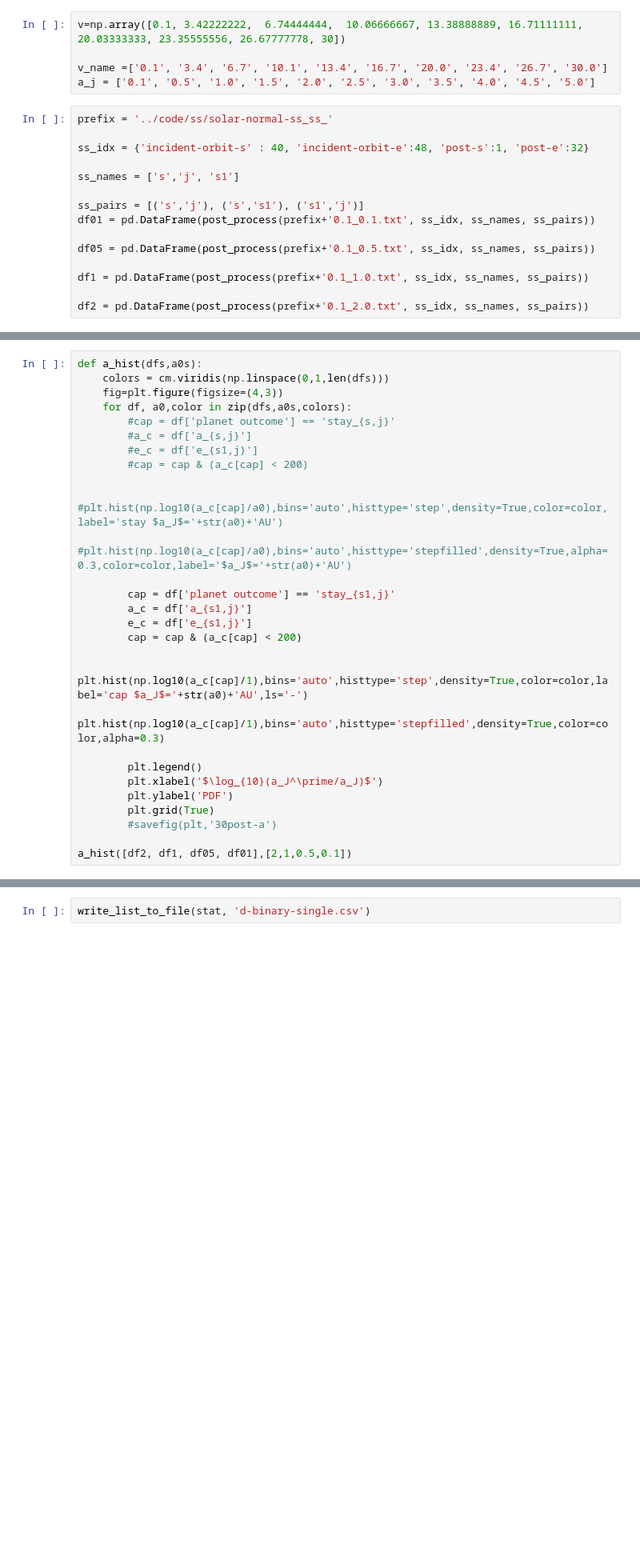
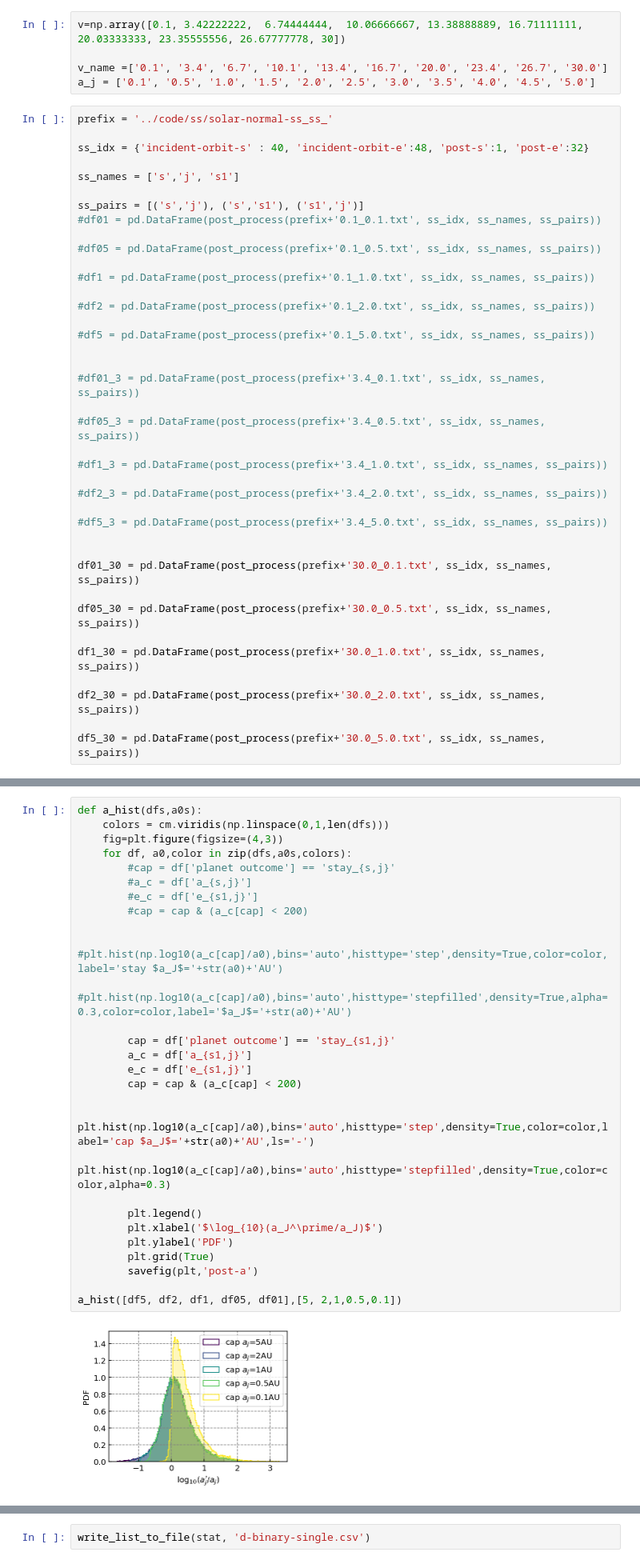
Before and after one commit to YihanWangAstro/planet-app, a Jupyter notebook: process/planet-app.ipynb, the cells around one changed output, grey strips where cells are left out. Shown: that part at 80% size. Cells and saved outputs as stored; diff of their text form; blank space fills up the shorter version.

```diff
--- a/process/planet-app.ipynb
+++ b/process/planet-app.ipynb
@@ -405,13 +404,37 @@ ss_idx = {'incident-orbit-s' : 40, 'incident-orbit-e':48, 'post-s':1, 'post-e':3
 ss_names = ['s','j', 's1']
 
 ss_pairs = [('s','j'), ('s','s1'), ('s1','j')]
-df01 = pd.DataFrame(post_process(prefix+'0.1_0.1.txt', ss_idx, ss_names, ss_pairs))
+#df01 = pd.DataFrame(post_process(prefix+'0.1_0.1.txt', ss_idx, ss_names, ss_pairs))
 
-df05 = pd.DataFrame(post_process(prefix+'0.1_0.5.txt', ss_idx, ss_names, ss_pairs))
+#df05 = pd.DataFrame(post_process(prefix+'0.1_0.5.txt', ss_idx, ss_names, ss_pairs))
 
-df1 = pd.DataFrame(post_process(prefix+'0.1_1.0.txt', ss_idx, ss_names, ss_pairs))
+#df1 = pd.DataFrame(post_process(prefix+'0.1_1.0.txt', ss_idx, ss_names, ss_pairs))
 
-df2 = pd.DataFrame(post_process(prefix+'0.1_2.0.txt', ss_idx, ss_names, ss_pairs))
+#df2 = pd.DataFrame(post_process(prefix+'0.1_2.0.txt', ss_idx, ss_names, ss_pairs))
+
+#df5 = pd.DataFrame(post_process(prefix+'0.1_5.0.txt', ss_idx, ss_names, ss_pairs))
+
+
+#df01_3 = pd.DataFrame(post_process(prefix+'3.4_0.1.txt', ss_idx, ss_names, ss_pairs))
+
+#df05_3 = pd.DataFrame(post_process(prefix+'3.4_0.5.txt', ss_idx, ss_names, ss_pairs))
+
+#df1_3 = pd.DataFrame(post_process(prefix+'3.4_1.0.txt', ss_idx, ss_names, ss_pairs))
+
+#df2_3 = pd.DataFrame(post_process(prefix+'3.4_2.0.txt', ss_idx, ss_names, ss_pairs))
+
+#df5_3 = pd.DataFrame(post_process(prefix+'3.4_5.0.txt', ss_idx, ss_names, ss_pairs))
+
+
+df01_30 = pd.DataFrame(post_process(prefix+'30.0_0.1.txt', ss_idx, ss_names, ss_pairs))
+
+df05_30 = pd.DataFrame(post_process(prefix+'30.0_0.5.txt', ss_idx, ss_names, ss_pairs))
+
+df1_30 = pd.DataFrame(post_process(prefix+'30.0_1.0.txt', ss_idx, ss_names, ss_pairs))
+
+df2_30 = pd.DataFrame(post_process(prefix+'30.0_2.0.txt', ss_idx, ss_names, ss_pairs))
+
+df5_30 = pd.DataFrame(post_process(prefix+'30.0_5.0.txt', ss_idx, ss_names, ss_pairs))
 # %%
 def show_obt_prop(df,name,a0):
     cap = df['planet outcome'] == 'stay_{s1,j}'
@@ -430,31 +455,33 @@ show_obt_prop(df01,'ss-prop-0.1',0.1)
 # %%
 def a_hist(dfs,a0s):
     colors = cm.viridis(np.linspace(0,1,len(dfs)))
     fig=plt.figure(figsize=(4,3))
     for df, a0,color in zip(dfs,a0s,colors):
         #cap = df['planet outcome'] == 'stay_{s,j}'
         #a_c = df['a_{s,j}']
         #e_c = df['e_{s1,j}']
         #cap = cap & (a_c[cap] < 200)
 
         #plt.hist(np.log10(a_c[cap]/a0),bins='auto',histtype='step',density=True,color=color,label='stay $a_J$='+str(a0)+'AU')
         #plt.hist(np.log10(a_c[cap]/a0),bins='auto',histtype='stepfilled',density=True,alpha=0.3,color=color,label='$a_J$='+str(a0)+'AU')
 
         cap = df['planet outcome'] == 'stay_{s1,j}'
         a_c = df['a_{s1,j}']
         e_c = df['e_{s1,j}']
         cap = cap & (a_c[cap] < 200)
 
-        plt.hist(np.log10(a_c[cap]/1),bins='auto',histtype='step',density=True,color=color,label='cap $a_J$='+str(a0)+'AU',ls='-')
-        plt.hist(np.log10(a_c[cap]/1),bins='auto',histtype='stepfilled',density=True,color=color,alpha=0.3)
+        plt.hist(np.log10(a_c[cap]/a0),bins='auto',histtype='step',density=True,color=color,label='cap $a_J$='+str(a0)+'AU',ls='-')
+        plt.hist(np.log10(a_c[cap]/a0),bins='auto',histtype='stepfilled',density=True,color=color,alpha=0.3)
 
         plt.legend()
         plt.xlabel('$\log_{10}(a_J^\prime/a_J)$')
         plt.ylabel('PDF')
         plt.grid(True)
-        #savefig(plt,'30post-a')
+        savefig(plt,'post-a')
 
-a_hist([df2, df1, df05, df01],[2,1,0.5,0.1])
+a_hist([df5, df2, df1, df05, df01],[5, 2,1,0.5,0.1])
+# %% [output]
+[figure, added]
 # %%
 def e_hist(dfs,a0s):
     colors = cm.viridis(np.linspace(0,1,len(dfs)))
```
Also changed, not shown: parts of 9 cells of this notebook, 1 other file.
